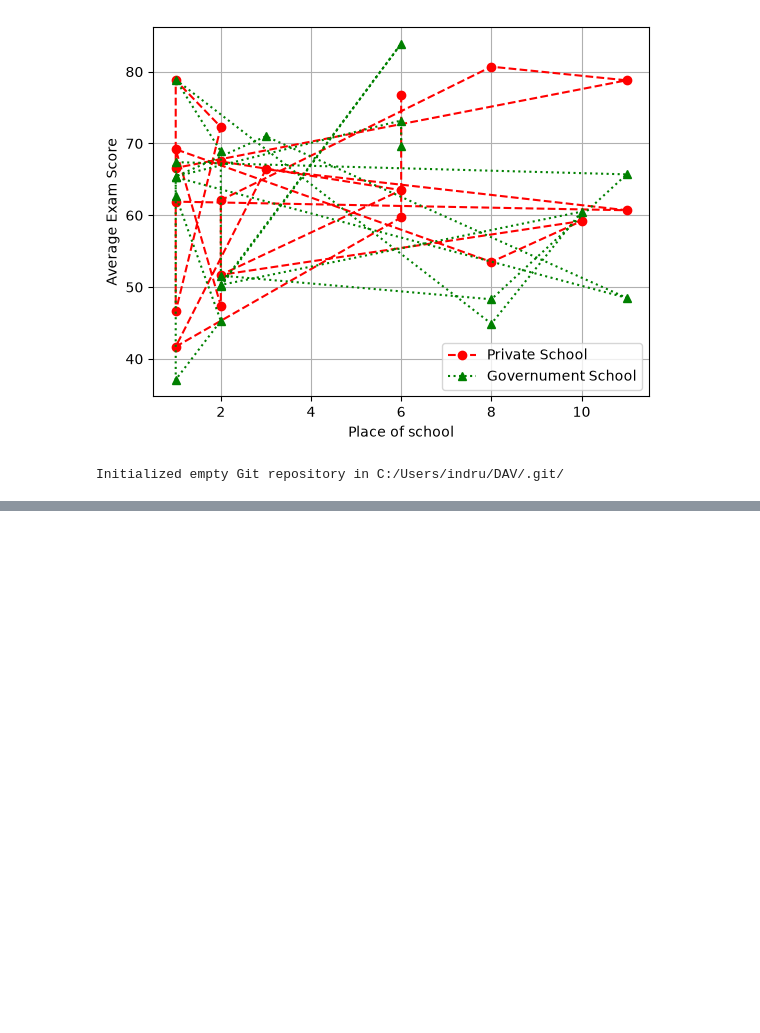
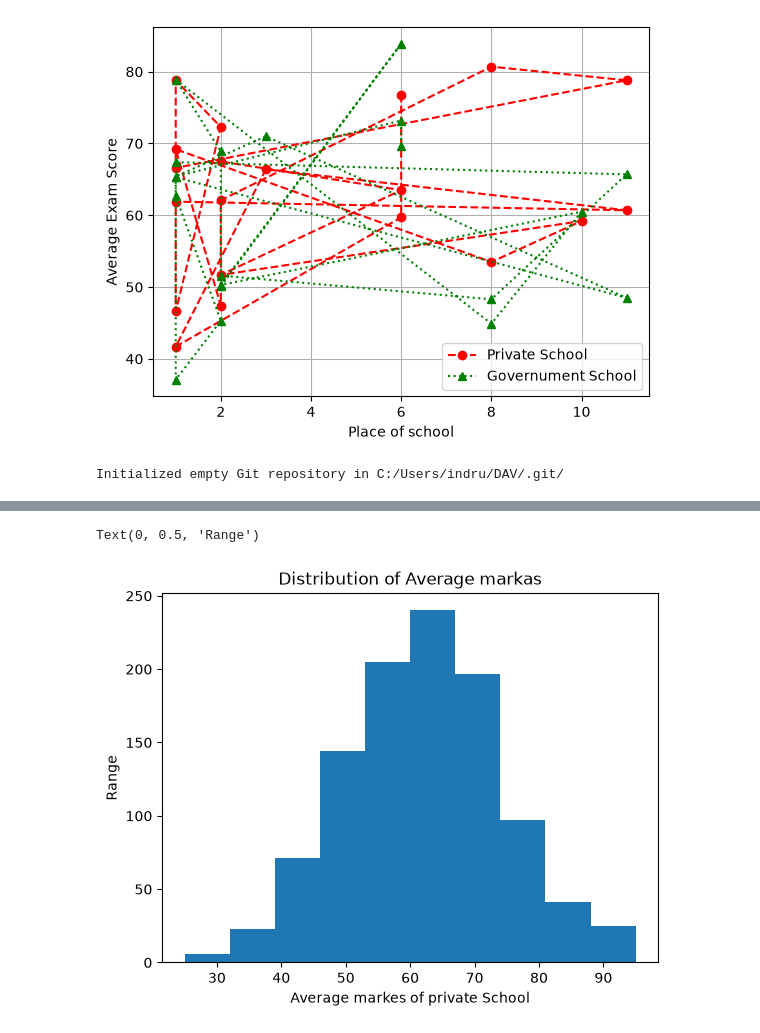
Before and after one commit to indru2033bm-cloud/DAV, a Jupyter notebook: 2_data_clening.ipynb, the cells around one changed output, grey strips where cells are left out. Drawn from its saved outputs; the diff is of its cells as text; code cells hidden in the pictures; blank space fills up the shorter version.

```diff
--- a/2_data_clening.ipynb
+++ b/2_data_clening.ipynb
@@ -365,0 +419,10 @@ Initialized empty Git repository in C:/Users/indru/DAV/.git/
+# %%
+plt.hist(pri["avg_exam_score_simulated_100"],bins=10)
+
+plt.title("Distribution of Average markas")
+plt.xlabel("Average markes of private School")
+plt.ylabel("Range")
+# plt.grid()
+# %% [output]
+Text(0, 0.5, 'Range')
+[figure, added]
```
Also changed, not shown: parts of 9 cells of this notebook.
